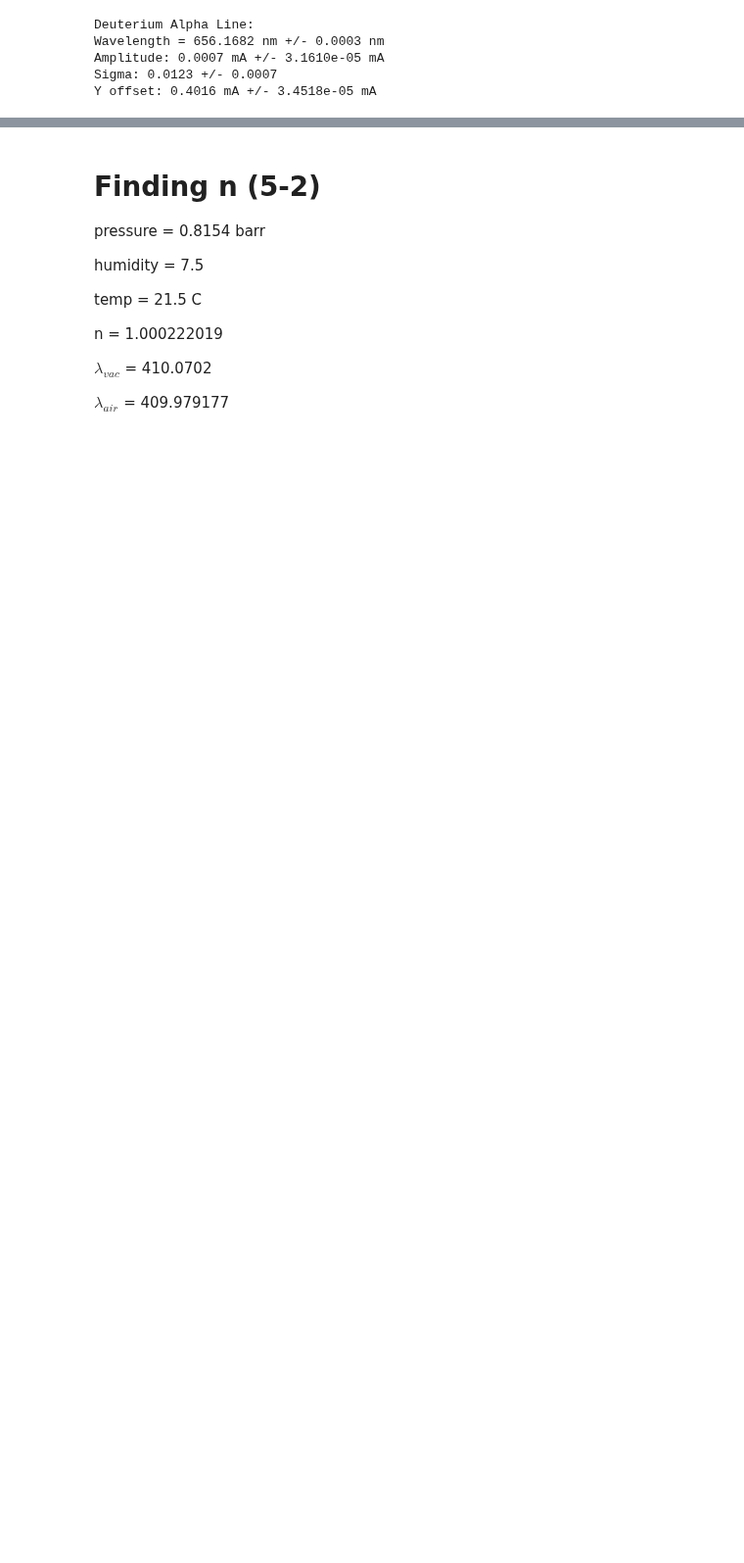
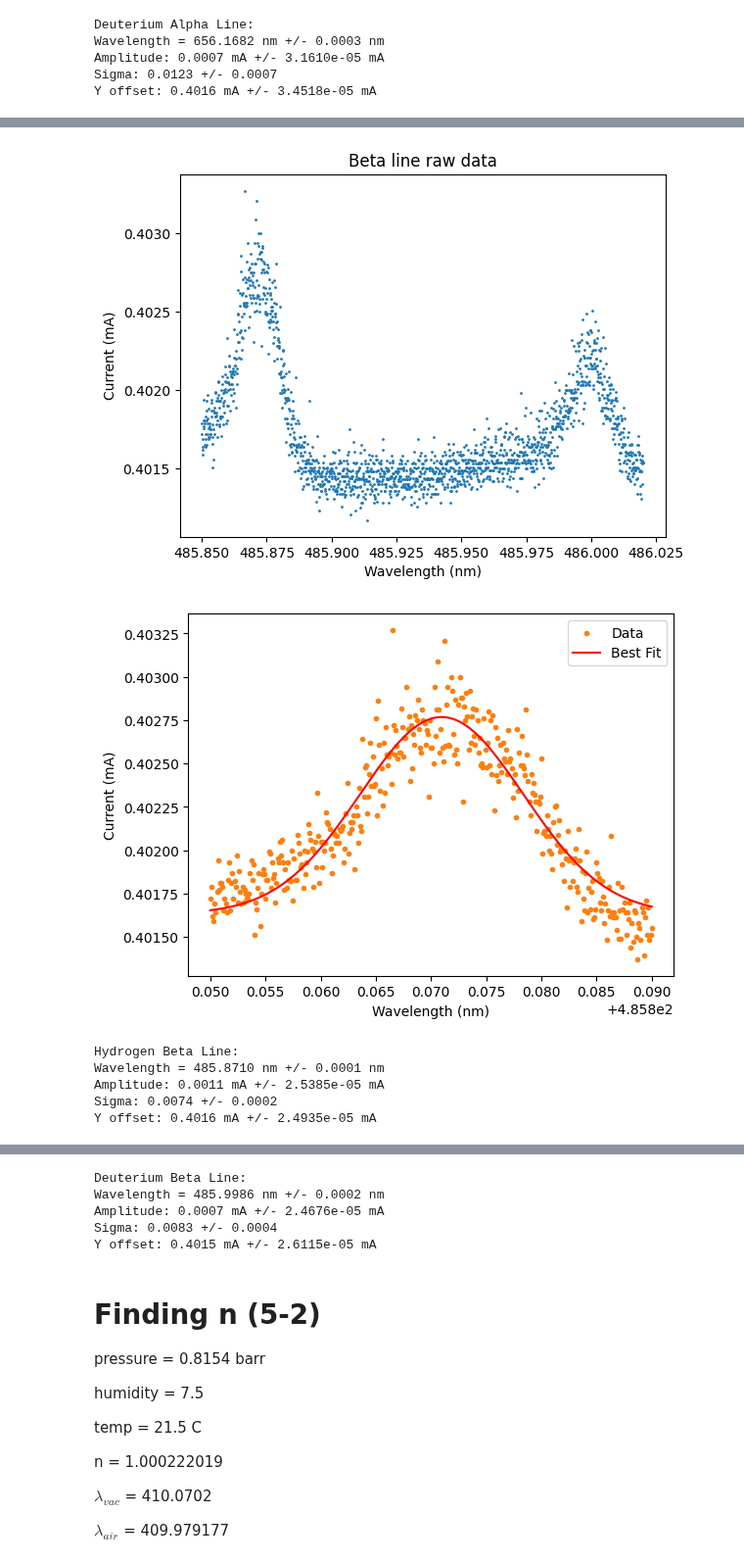
Before and after one commit to maraMaraschino/Adv-Lab, a Jupyter notebook: H2D2 Spectroscopy/H2D2 Notebook.ipynb, the cells around one changed output, grey strips where cells are left out. Shown at 98% size. Saved outputs shown, nothing was run; the diff lists cells and outputs as text; code cells hidden in the pictures; blank space fills up the shorter version.

Commit message:
Creating linearized plots of hydrogen and deuterium

```diff
--- a/H2D2 Spectroscopy/H2D2 Notebook.ipynb
+++ b/H2D2 Spectroscopy/H2D2 Notebook.ipynb
@@ -168,3 +168,63 @@ n = 1.000219315
 $\lambda_{vac}$ = 486.0091
 
 $\lambda_{air}$ = 485.902534
+# %%
+h2d2_beta = pd.read_csv("h2d2-beta4-2.csv", skiprows=0)
+
+# set x and y axes
+beta_wavelength = h2d2_beta.iloc[:, 0].values
+beta_current = h2d2_beta.iloc[:, 1].values
+
+plt.scatter(beta_wavelength, beta_current, s=1)
+plt.xlabel('Wavelength (nm)')
+plt.ylabel('Current (mA)')
+plt.title('Beta line raw data')
+plt.show()
+
+# Splitting data into Hydrogen and Deuterium
+he_beta_min_cutoff = 485.85
+he_beta_max_cutoff = 485.89
+
+filtered_he_beta_indices = (beta_wavelength >= he_beta_min_cutoff) & (beta_wavelength <= he_beta_max_cutoff)
+filtered_he_beta_wavelength = beta_wavelength[filtered_he_beta_indices]
+filtered_he_beta_current = beta_current[filtered_he_beta_indices]
+
+plt.scatter(filtered_he_beta_wavelength, filtered_he_beta_current, s=1)
+A_he = 0.0011
+B_he = 485.874
+C_he = 0.0002
+D_he = 0.4015
+he_beta_amplitude, he_beta_mean, he_beta_sigma, he_beta_vertical_offset, he_beta_sigma_amp, he_beta_sigma_mean, he_beta_sigma_std, he_beta_sigma_b = gaussian_fit(A_he, B_he, C_he, D_he, filtered_he_beta_wavelength, filtered_he_beta_current)
+print(f'Hydrogen Beta Line:')
+print(f'Wavelength = {he_beta_mean:.4f} nm +/- {he_beta_sigma_mean:.4f} nm')
+print(f"Amplitude: {he_beta_amplitude:.4f} mA +/- {he_beta_sigma_amp:.4e} mA")
+print(f'Sigma: {he_beta_sigma:.4f} +/- {he_beta_sigma_std:.4f}')
+print(f"Y offset: {he_beta_vertical_offset:.4f} mA +/- {he_beta_sigma_b:.4e} mA")
+
+# Deuterium beta line
+de_beta_min_cutoff = 485.98
+de_beta_max_cutoff = 486.08
+
+filtered_de_beta_indices = (beta_wavelength >= de_beta_min_cutoff) & (beta_wavelength <= de_beta_max_cutoff)
+filtered_de_beta_wavelength = beta_wavelength[filtered_de_beta_indices]
+filtered_de_beta_current = beta_current[filtered_de_beta_indices]
+
+plt.scatter(filtered_de_beta_wavelength, filtered_de_beta_current, s=1)
+A_de = 9e-4
+B_de = 486
+C_de = 0.0003
+D_de = 0.4014
+de_beta_amplitude, de_beta_mean, de_beta_sigma, de_beta_vertical_offset, de_beta_sigma_amp, de_beta_sigma_mean, de_beta_sigma_std, de_beta_sigma_b = gaussian_fit(A_de, B_de, C_de, D_de, filtered_de_beta_wavelength, filtered_de_beta_current)
+print(f'Deuterium Beta Line:')
+print(f'Wavelength = {de_beta_mean:.4f} nm +/- {de_beta_sigma_mean:.4f} nm')
+print(f"Amplitude: {de_beta_amplitude:.4f} mA +/- {de_beta_sigma_amp:.4e} mA")
+print(f'Sigma: {de_beta_sigma:.4f} +/- {de_beta_sigma_std:.4f}')
+print(f"Y offset: {de_beta_vertical_offset:.4f} mA +/- {de_beta_sigma_b:.4e} mA")
+# %% [output]
+[figure, added]
+[figure, added]
+Hydrogen Beta Line:
+Wavelength = 485.8710 nm +/- 0.0001 nm
+Amplitude: 0.0011 mA +/- 2.5385e-05 mA
+Sigma: 0.0074 +/- 0.0002
+Y offset: 0.4016 mA +/- 2.4935e-05 mA
@@ -171,3 +232,8 @@ $\lambda_{air}$ = 485.902534
+Deuterium Beta Line:
+Wavelength = 485.9986 nm +/- 0.0002 nm
+Amplitude: 0.0007 mA +/- 2.4676e-05 mA
+Sigma: 0.0083 +/- 0.0004
+Y offset: 0.4015 mA +/- 2.6115e-05 mA
 # %% [markdown]
 # Finding n (5-2)
 
```
Also changed, not shown: parts of 6 cells of this notebook.
